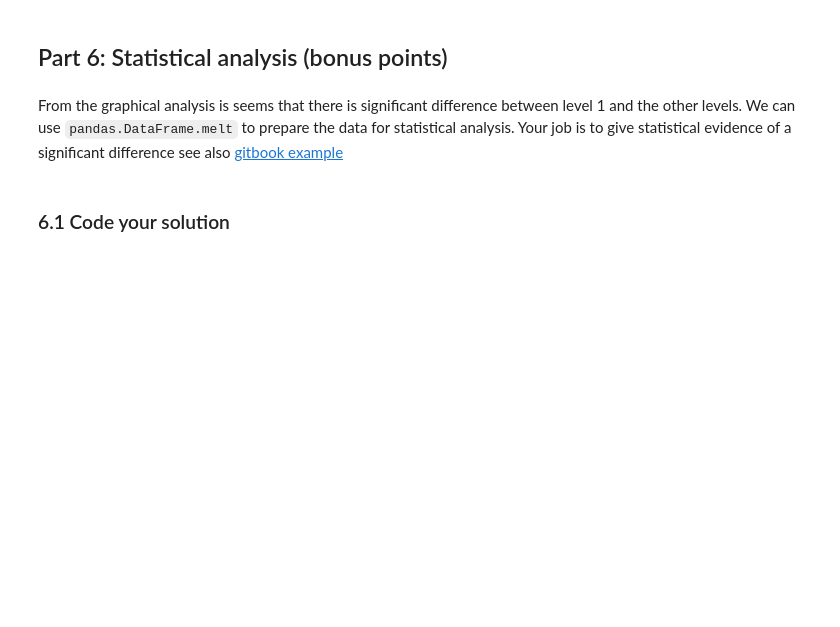
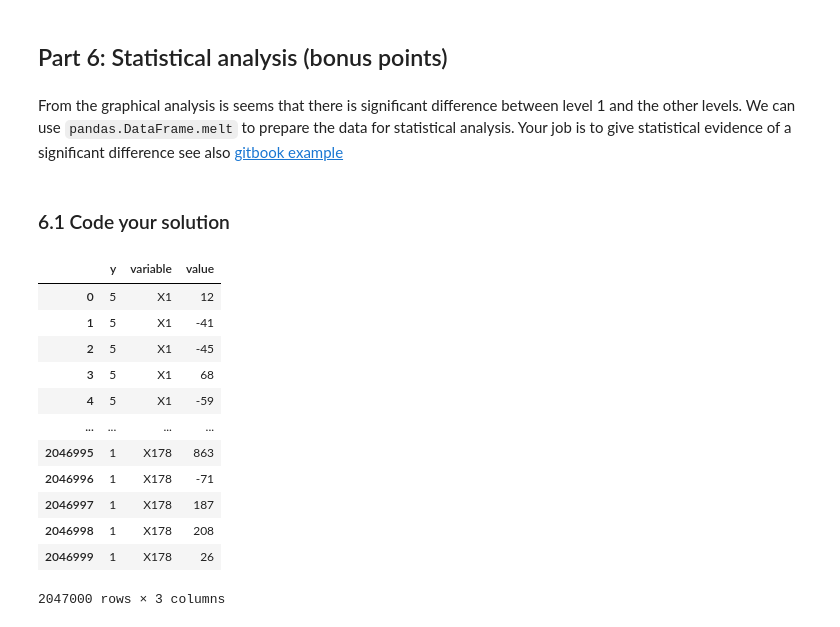
Before and after one commit to stijn-arends/BFVM19PROG1, a Jupyter notebook: assessments/Assignment_week_01.ipynb, the cells around one changed output. Saved outputs shown, nothing was run; the diff lists cells and outputs as text; code cells hidden in the pictures; blank space fills up the shorter version.

```diff
--- a/assessments/Assignment_week_01.ipynb
+++ b/assessments/Assignment_week_01.ipynb
@@ -518,3 +513,20 @@ From the graphical analysis is seems that there is significant difference betwee
 ### 6.1 Code your solution
 # %%
 #YOUR CODE HERE
+# %%
+dfm = df.melt(id_vars = "y")
+dfm
+# %% [output]
+|  | y | variable | value |
+| 0 | 5 | X1 | 12 |
+| 1 | 5 | X1 | -41 |
+| 2 | 5 | X1 | -45 |
+| 3 | 5 | X1 | 68 |
+| 4 | 5 | X1 | -59 |
+| ... | ... | ... | ... |
+| 2046995 | 1 | X178 | 863 |
+| 2046996 | 1 | X178 | -71 |
+| 2046997 | 1 | X178 | 187 |
+| 2046998 | 1 | X178 | 208 |
+| 2046999 | 1 | X178 | 26 |
+2047000 rows × 3 columns
```
Also changed, not shown: parts of 8 cells of this notebook.
